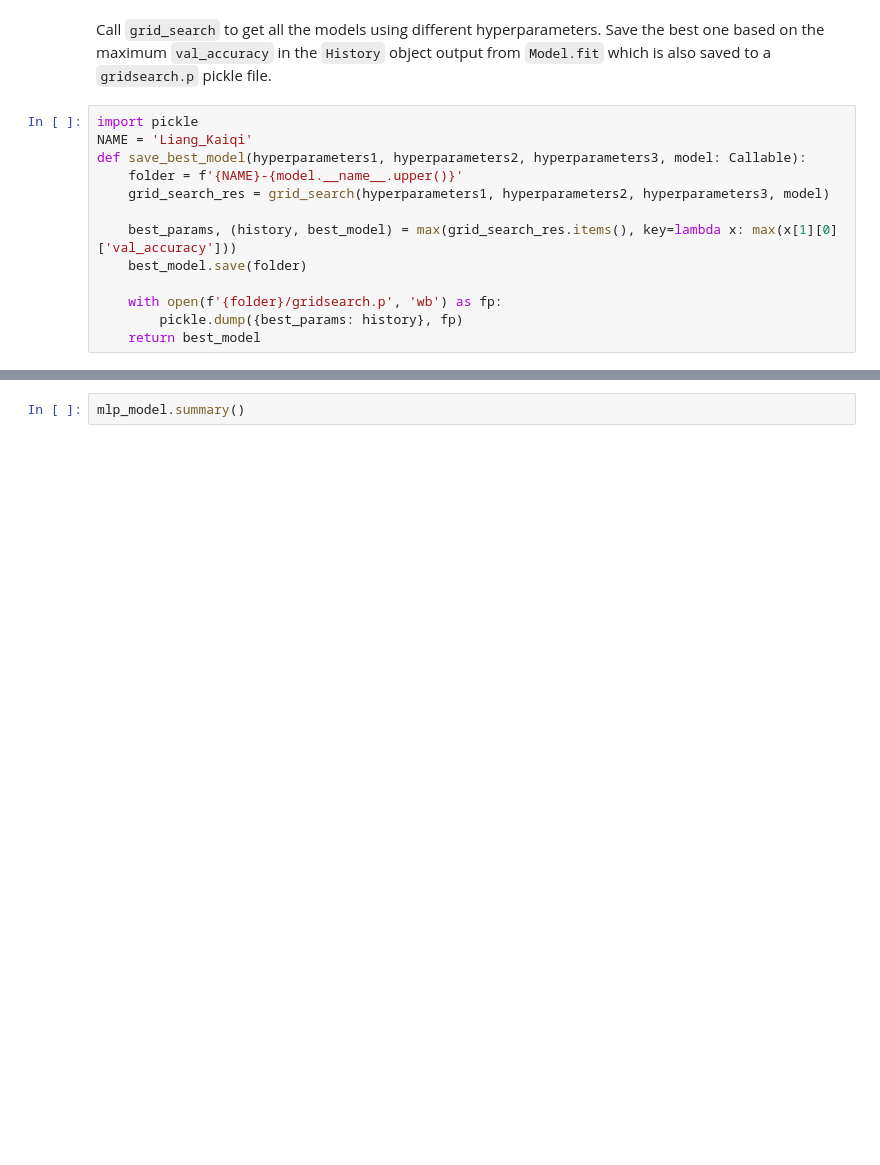
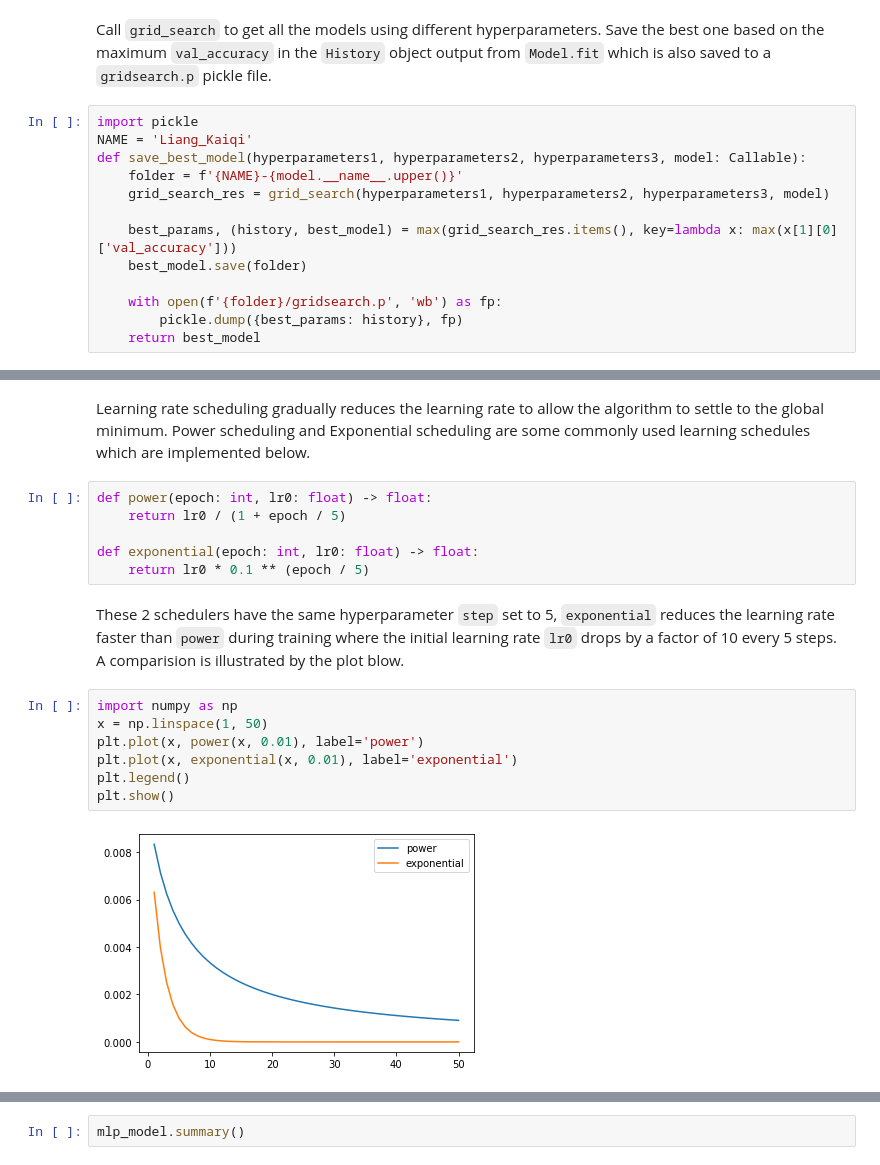
Before and after one commit to Kaiqi-Liang/CITS5508-Labs, a Jupyter notebook: labs/lab05/Liang_Kaiqi-lab05.ipynb, the cells around one changed output, grey strips where cells are left out. Saved outputs shown, nothing was run; the diff lists cells and outputs as text; blank space fills up the shorter version.

```diff
--- a/labs/lab05/Liang_Kaiqi-lab05.ipynb
+++ b/labs/lab05/Liang_Kaiqi-lab05.ipynb
@@ -184,0 +220,19 @@ The hyperparameters picked for grid search MLP are `he_normal` and `glorot_unifo
+# %% [markdown]
+Learning rate scheduling gradually reduces the learning rate to allow the algorithm to settle to the global minimum. Power scheduling and Exponential scheduling are some commonly used learning schedules which are implemented below.
+# %%
+def power(epoch: int, lr0: float) -> float:
+	return lr0 / (1 + epoch / 5)
+
+def exponential(epoch: int, lr0: float) -> float:
+	return lr0 * 0.1 ** (epoch / 5)
+# %% [markdown]
+These 2 schedulers have the same hyperparameter `step` set to 5, `exponential` reduces the learning rate faster than `power` during training where the initial learning rate `lr0` drops by a factor of 10 every 5 steps. A comparision is illustrated by the plot blow.
+# %%
+import numpy as np
+x = np.linspace(1, 50)
+plt.plot(x, power(x, 0.01), label='power')
+plt.plot(x, exponential(x, 0.01), label='exponential')
+plt.legend()
+plt.show()
+# %% [output]
+[figure, added]
```
Also changed, not shown: parts of 39 cells of this notebook.
